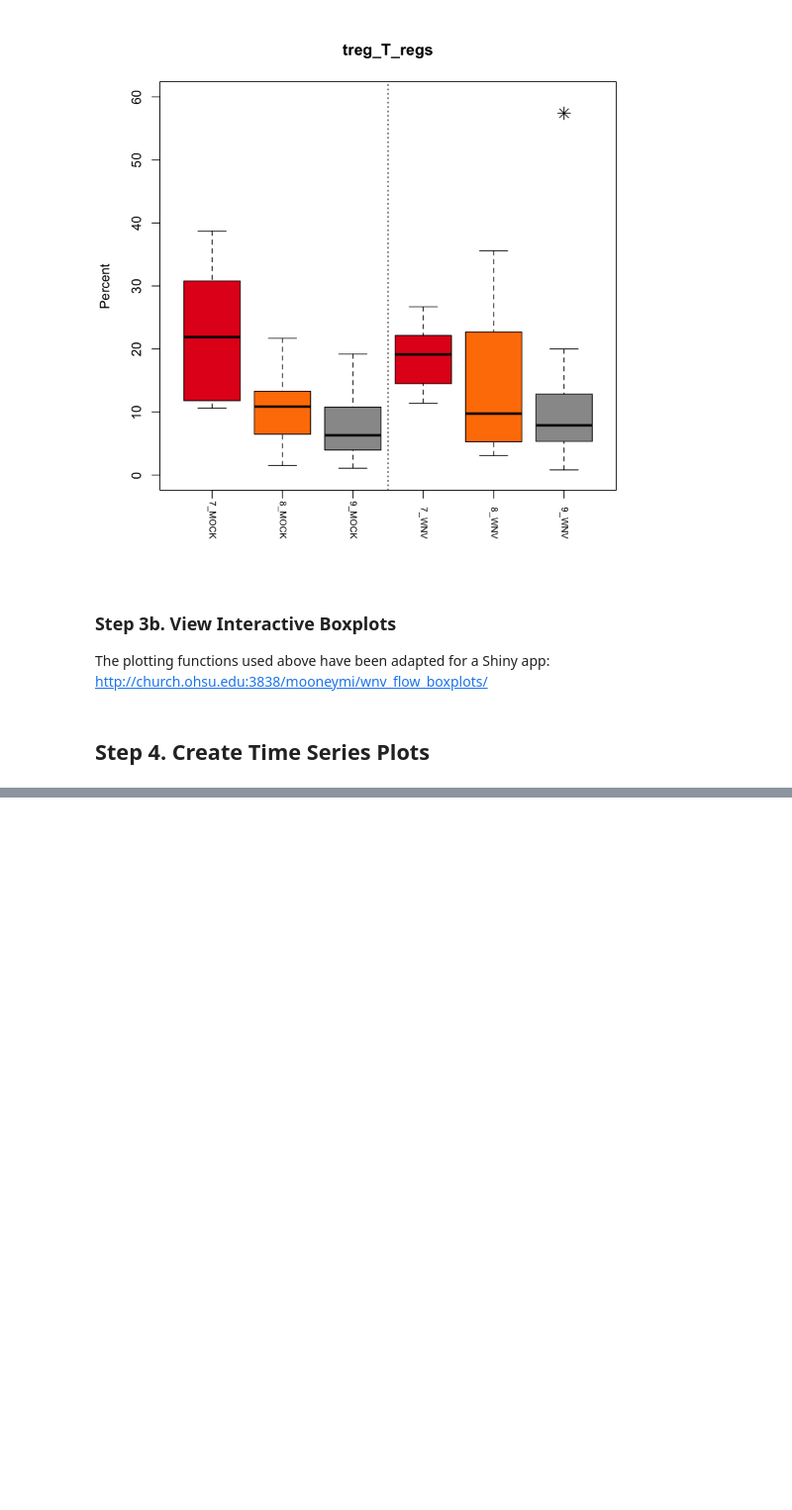
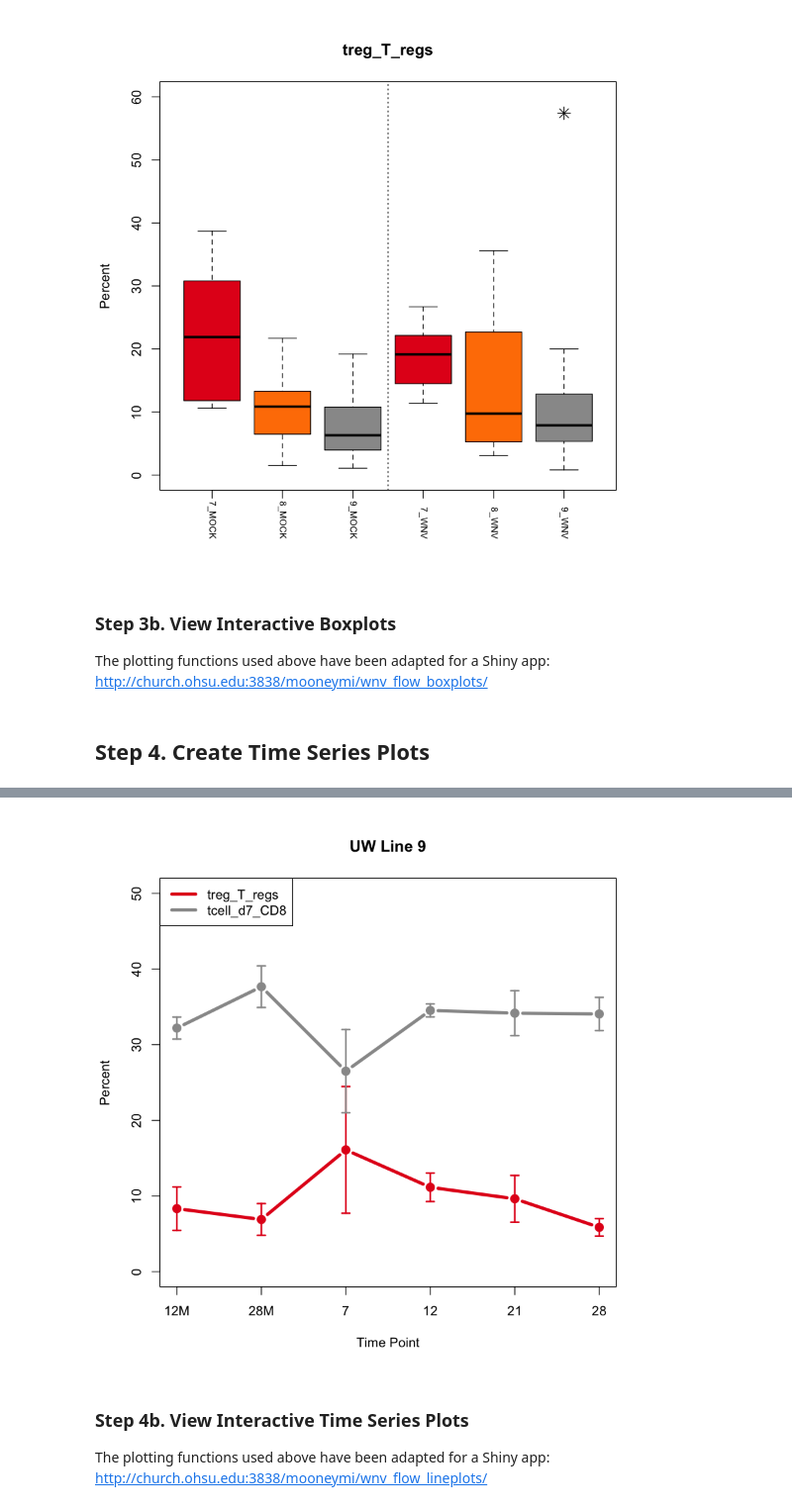
Before and after one commit to mooneymi/jupyter_notebooks, a Jupyter notebook: r/SIG/SIG_WNV_Flow_Data_Plotting.ipynb, the cells around one changed output, grey strips where cells are left out. Shown at 99% size. Drawn from its saved outputs; the diff is of its cells as text; code cells hidden in the pictures; blank space fills up the shorter version.

```diff
--- a/r/SIG/SIG_WNV_Flow_Data_Plotting.ipynb
+++ b/r/SIG/SIG_WNV_Flow_Data_Plotting.ipynb
@@ -57,0 +127,14 @@ The plotting functions used above have been adapted for a Shiny app: [http://chu
+# %%
+lineplot_data2 = flow_multiline_plot_data(flow_full, c(9), 'brain', c('treg_T_regs', 'tcell_d7_CD8'), 2)
+# %%
+## Create a list of additional options for the lineplot
+## data_type values: 1 = percentages, 2 = cell counts, 3 = percent ratio, 4 = count ratio
+opts3 = list(data_type=1, y_min=0, y_max=50)
+## Create a lineplot that compares multiple variables for a single line
+lp2 = flow_multiline_plots(c(lineplot_data2, opts3))
+# %% [output]
+[figure, added]
+# %% [markdown]
+### Step 4b. View Interactive Time Series Plots
+
+The plotting functions used above have been adapted for a Shiny app: [http://church.ohsu.edu:3838/mooneymi/wnv_flow_lineplots/](http://church.ohsu.edu:3838/mooneymi/wnv_flow_lineplots/)
```
Also changed, not shown: parts of 21 cells of this notebook, 5 other files.
